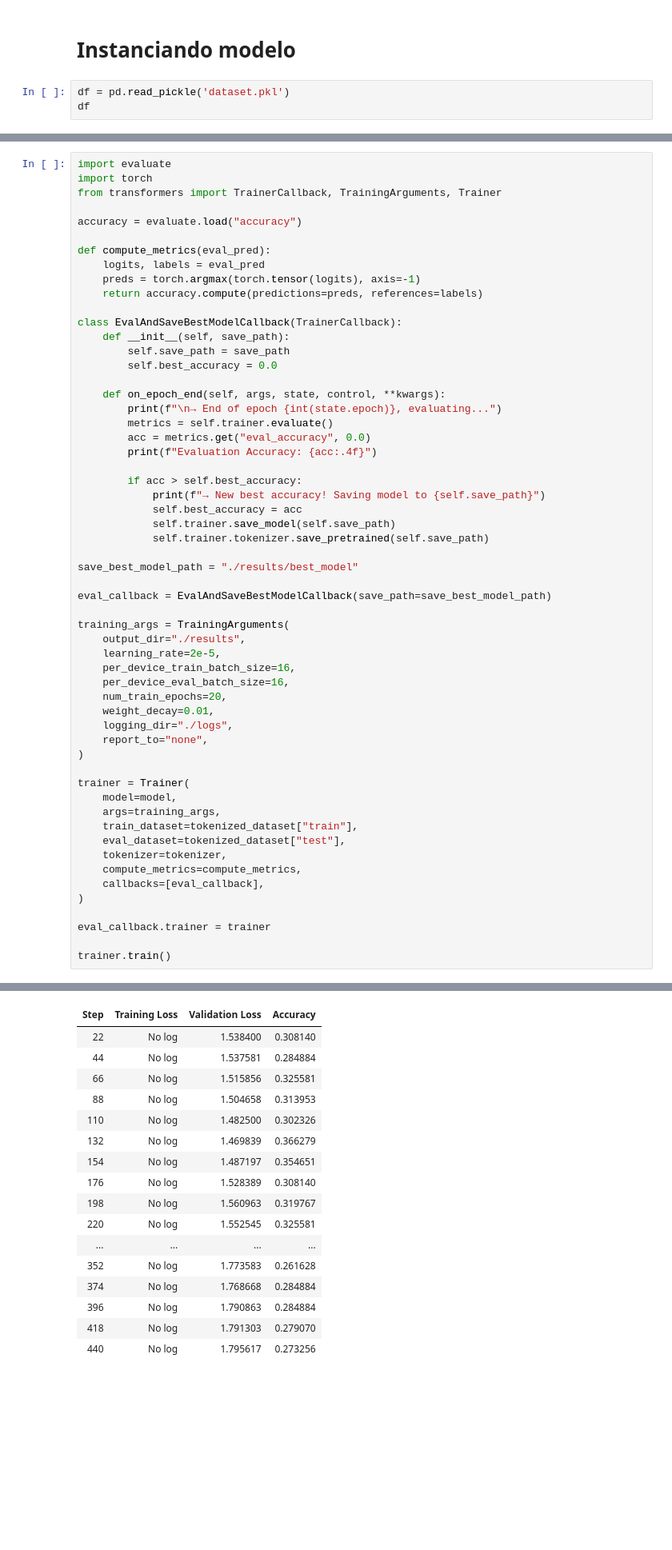
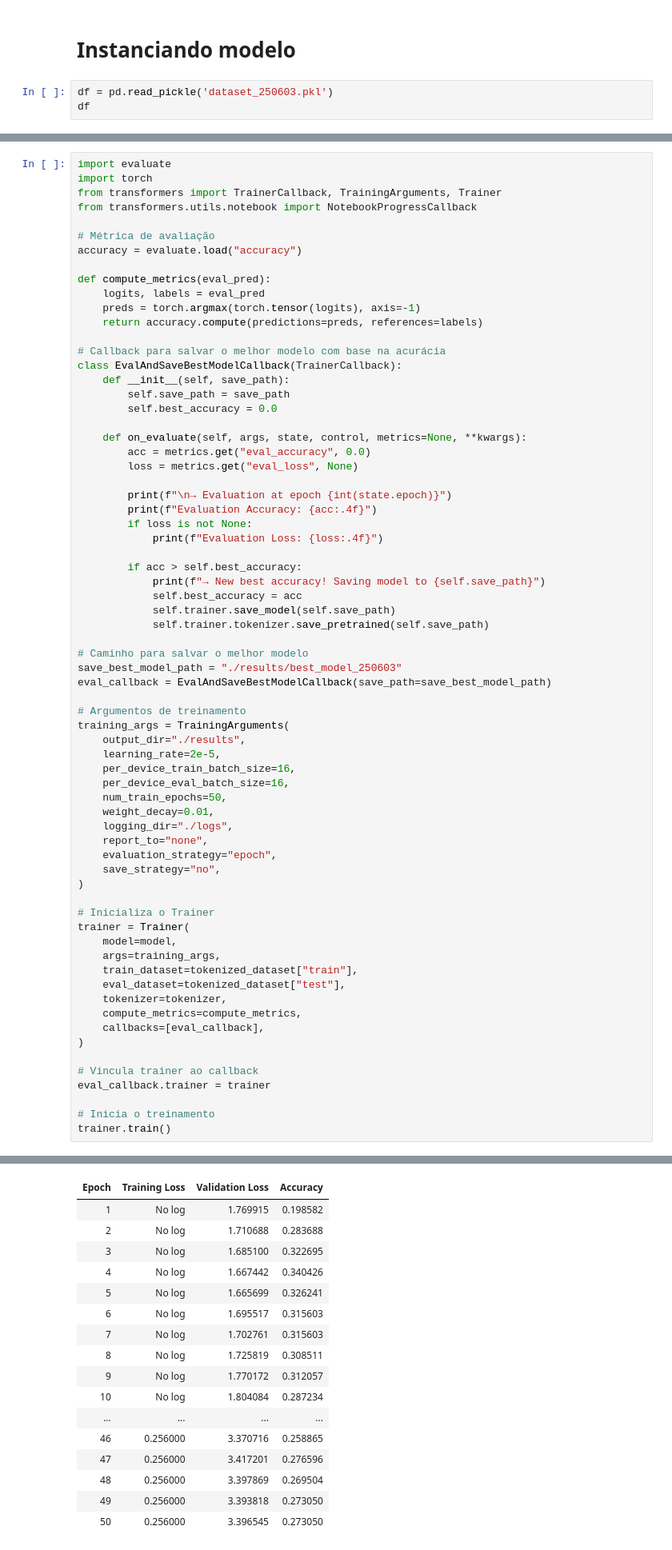
Before and after one commit to antonioMoreira/PLN-SCC5908, a Jupyter notebook: neural_model/subsymbolic.ipynb, the cells around one changed output, grey strips where cells are left out. Shown at 80% size. Saved outputs shown, nothing was run; the diff lists cells and outputs as text; blank space fills up the shorter version.

```diff
--- a/neural_model/subsymbolic.ipynb
+++ b/neural_model/subsymbolic.ipynb
@@ -362,7 +574,7 @@ joblib.dump(le, 'label_encoder.joblib')
 # %% [markdown]
 # Instanciando modelo
 # %%
-df = pd.read_pickle('dataset.pkl')
+df = pd.read_pickle('dataset_250603.pkl')
 df
 # %% [output]
 |  | input | target | label |
@@ -464,7 +679,9 @@ You should probably TRAIN this model on a down-stream task to be able to use it
 import evaluate
 import torch
 from transformers import TrainerCallback, TrainingArguments, Trainer
+from transformers.utils.notebook import NotebookProgressCallback
 
+# Métrica de avaliação
 accuracy = evaluate.load("accuracy")
 
 def compute_metrics(eval_pred):
@@ -472,16 +689,20 @@ def compute_metrics(eval_pred):
     preds = torch.argmax(torch.tensor(logits), axis=-1)
     return accuracy.compute(predictions=preds, references=labels)
 
+# Callback para salvar o melhor modelo com base na acurácia
 class EvalAndSaveBestModelCallback(TrainerCallback):
     def __init__(self, save_path):
         self.save_path = save_path
         self.best_accuracy = 0.0
 
-    def on_epoch_end(self, args, state, control, **kwargs):
-        print(f"\n→ End of epoch {int(state.epoch)}, evaluating...")
-        metrics = self.trainer.evaluate()
+    def on_evaluate(self, args, state, control, metrics=None, **kwargs):
         acc = metrics.get("eval_accuracy", 0.0)
+        loss = metrics.get("eval_loss", None)
+
+        print(f"\n→ Evaluation at epoch {int(state.epoch)}")
         print(f"Evaluation Accuracy: {acc:.4f}")
+        if loss is not None:
+            print(f"Evaluation Loss: {loss:.4f}")
 
         if acc > self.best_accuracy:
             print(f"→ New best accuracy! Saving model to {self.save_path}")
@@ -489,21 +710,25 @@ class EvalAndSaveBestModelCallback(TrainerCallback):
             self.trainer.save_model(self.save_path)
             self.trainer.tokenizer.save_pretrained(self.save_path)
 
-save_best_model_path = "./results/best_model"
-
+# Caminho para salvar o melhor modelo
+save_best_model_path = "./results/best_model_250603"
 eval_callback = EvalAndSaveBestModelCallback(save_path=save_best_model_path)
 
+# Argumentos de treinamento
 training_args = TrainingArguments(
     output_dir="./results",
     learning_rate=2e-5,
     per_device_train_batch_size=16,
     per_device_eval_batch_size=16,
-    num_train_epochs=20,
+    num_train_epochs=50,
     weight_decay=0.01,
     logging_dir="./logs",
     report_to="none",
+    evaluation_strategy="epoch",
+    save_strategy="no",
 )
 
+# Inicializa o Trainer
 trainer = Trainer(
     model=model,
     args=training_args,
@@ -514,8 +739,10 @@ trainer = Trainer(
     callbacks=[eval_callback],
 )
 
+# Vincula trainer ao callback
 eval_callback.trainer = trainer
 
+# Inicia o treinamento
 trainer.train()
 # %% [output]
 You're using a BertTokenizerFast tokenizer. Please note that with a fast tokenizer, using the `__call__` method is faster than using a method to encode the text followed by a call to the `pad` method  ...
@@ -523,17 +750,17 @@ You're using a BertTokenizerFast tokenizer. Please note that with a fast tokeniz
-| Step | Training Loss | Validation Loss | Accuracy |
-| 22 | No log | 1.538400 | 0.308140 |
-| 44 | No log | 1.537581 | 0.284884 |
-| 66 | No log | 1.515856 | 0.325581 |
-| 88 | No log | 1.504658 | 0.313953 |
-| 110 | No log | 1.482500 | 0.302326 |
-| 132 | No log | 1.469839 | 0.366279 |
-| 154 | No log | 1.487197 | 0.354651 |
-| 176 | No log | 1.528389 | 0.308140 |
-| 198 | No log | 1.560963 | 0.319767 |
-| 220 | No log | 1.552545 | 0.325581 |
+| Epoch | Training Loss | Validation Loss | Accuracy |
+| 1 | No log | 1.769915 | 0.198582 |
+| 2 | No log | 1.710688 | 0.283688 |
+| 3 | No log | 1.685100 | 0.322695 |
+| 4 | No log | 1.667442 | 0.340426 |
+| 5 | No log | 1.665699 | 0.326241 |
+| 6 | No log | 1.695517 | 0.315603 |
+| 7 | No log | 1.702761 | 0.315603 |
+| 8 | No log | 1.725819 | 0.308511 |
+| 9 | No log | 1.770172 | 0.312057 |
+| 10 | No log | 1.804084 | 0.287234 |
 | ... | ... | ... | ... |
-| 352 | No log | 1.773583 | 0.261628 |
-| 374 | No log | 1.768668 | 0.284884 |
-| 396 | No log | 1.790863 | 0.284884 |
-| 418 | No log | 1.791303 | 0.279070 |
-| 440 | No log | 1.795617 | 0.273256 |
+| 46 | 0.256000 | 3.370716 | 0.258865 |
+| 47 | 0.256000 | 3.417201 | 0.276596 |
+| 48 | 0.256000 | 3.397869 | 0.269504 |
+| 49 | 0.256000 | 3.393818 | 0.273050 |
+| 50 | 0.256000 | 3.396545 | 0.273050 |
```
Also changed, not shown: parts of 69 cells of this notebook, 19 other files.
